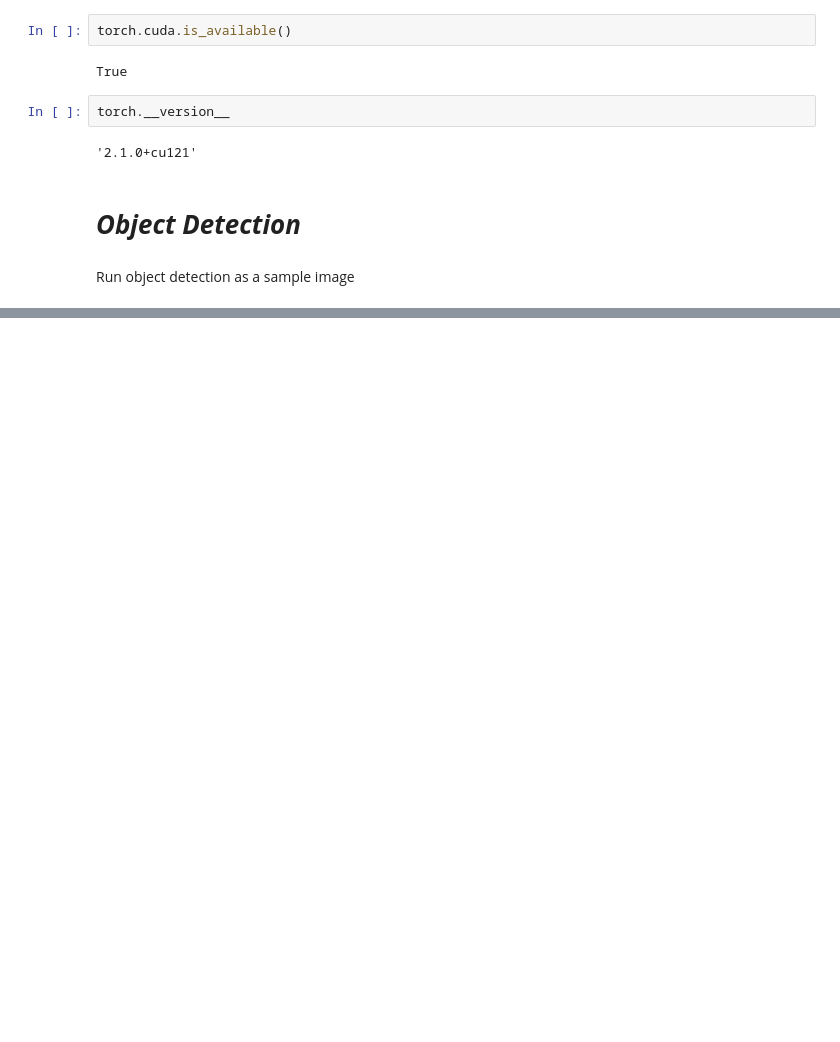
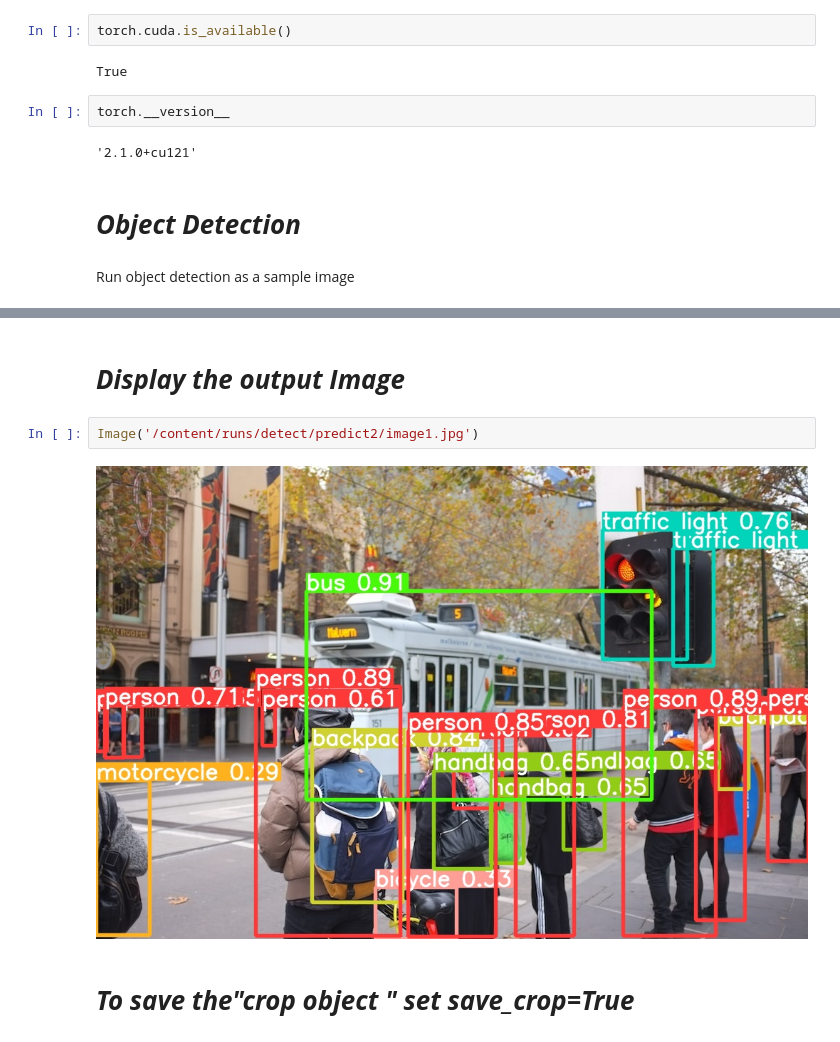
Before and after one commit to RAGISHIVANAND/YOLOv8-Object-Detection-Tracking-Web-App-in-Python-2023, a Jupyter notebook: yolov8_implementation_in_google_colabs.ipynb, the cells around one changed output, grey strips where cells are left out. Drawn from its saved outputs; the diff is of its cells as text; blank space fills up the shorter version.

```diff
--- a/yolov8_implementation_in_google_colabs.ipynb
+++ b/yolov8_implementation_in_google_colabs.ipynb
@@ -59,0 +88,8 @@ Results saved to runs/detect/predict
+# %% [markdown]
+# ***Display the output Image***
+# %%
+Image('/content/runs/detect/predict2/image1.jpg')
+# %% [output]
+[figure, added]
+# %% [markdown]
+# ***To save the"crop object " set save_crop=True***
```
Also changed, not shown: parts of 9 cells of this notebook.
